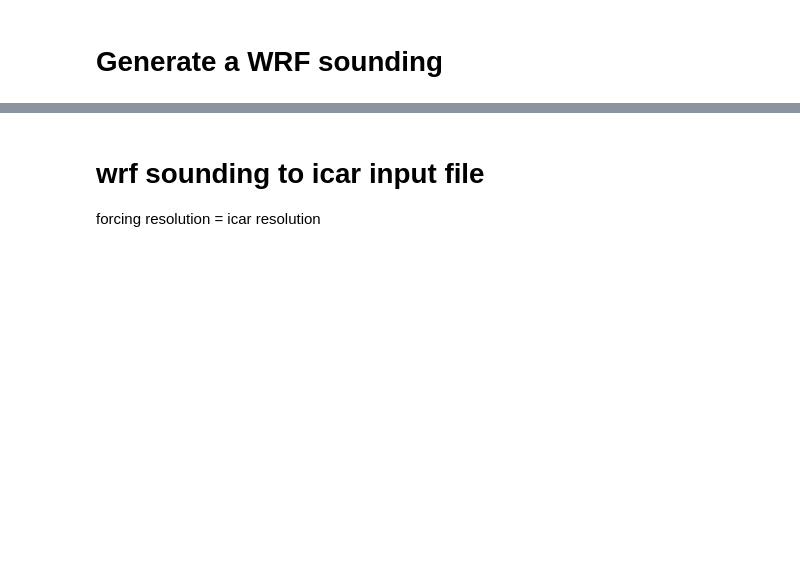
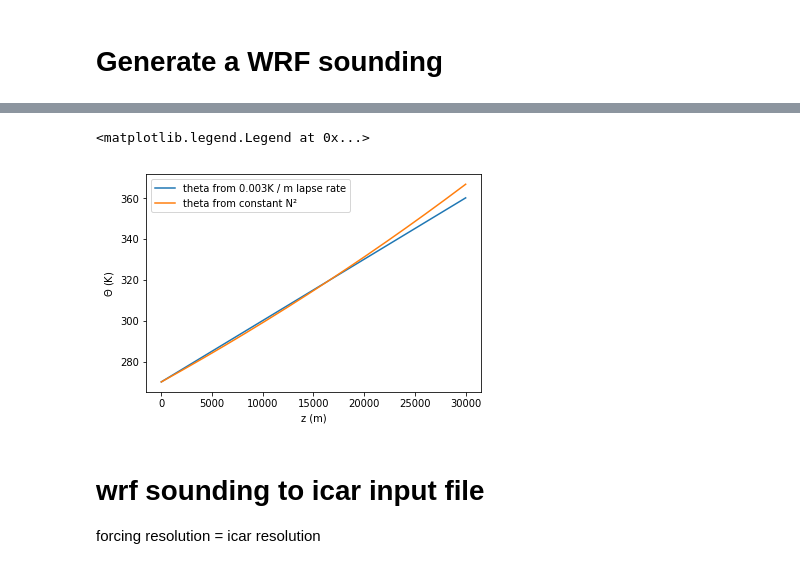
Before and after one commit to johanneshorak/ICAR-idealized_input, a Jupyter notebook: wrf_sounding.ipynb, the cells around one changed output, grey strips where cells are left out. Drawn from its saved outputs; the diff is of its cells as text; code cells hidden in the pictures; blank space fills up the shorter version.

```diff
--- a/wrf_sounding.ipynb
+++ b/wrf_sounding.ipynb
@@ -203,0 +241,9 @@ print('wrote '+outfile)
+# %%
+plt.plot(z_arr,th_arr,label='theta from 0.003K / m lapse rate')
+plt.plot(z_arr,th_arr2,label='theta from constant N²')
+plt.xlabel('z (m)')
+plt.ylabel('$\Theta$ (K)')
+plt.legend()
+# %% [output]
+<matplotlib.legend.Legend at 0x...>
+[figure, added]
```
Also changed, not shown: parts of 25 cells of this notebook, 1 other file.
